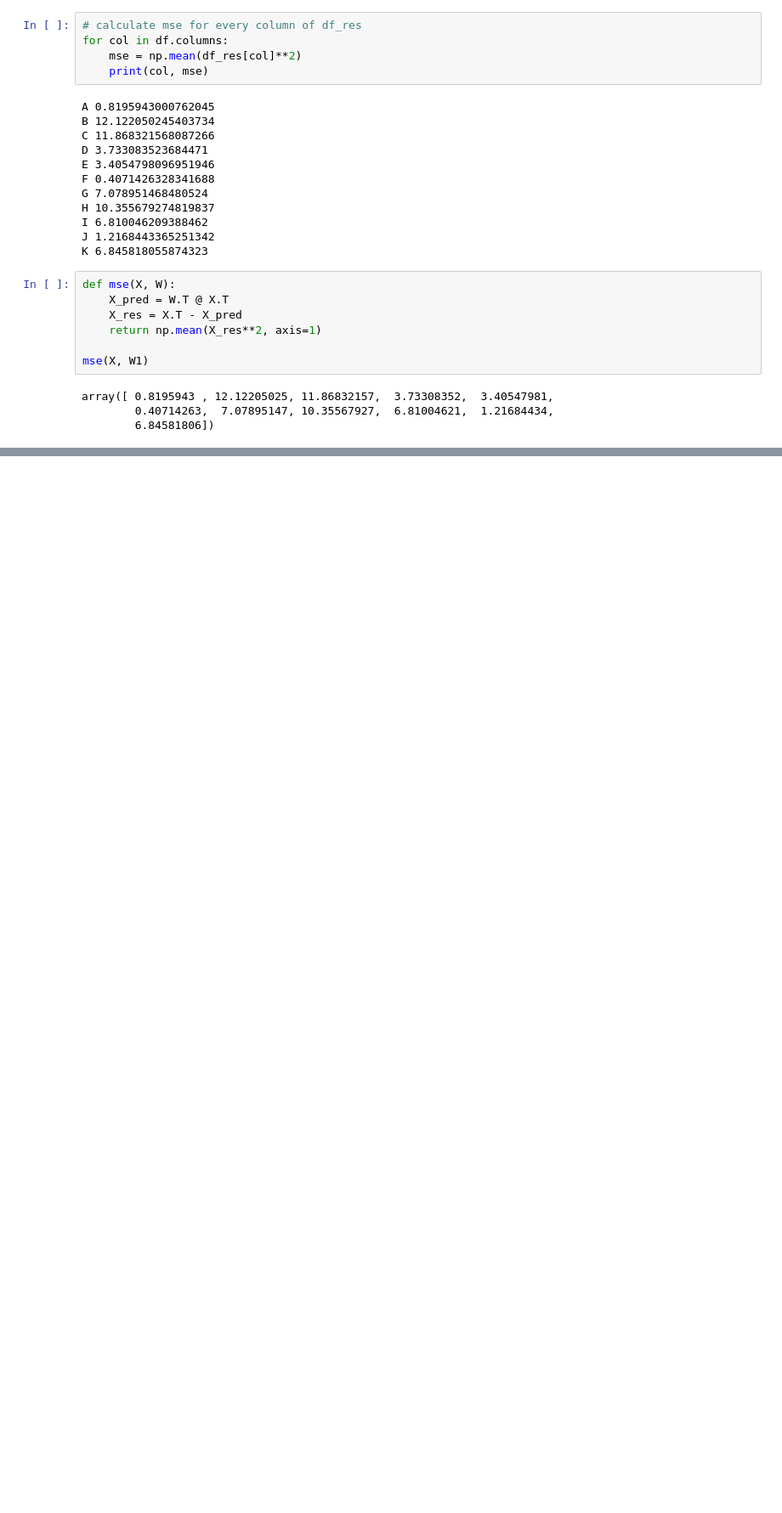
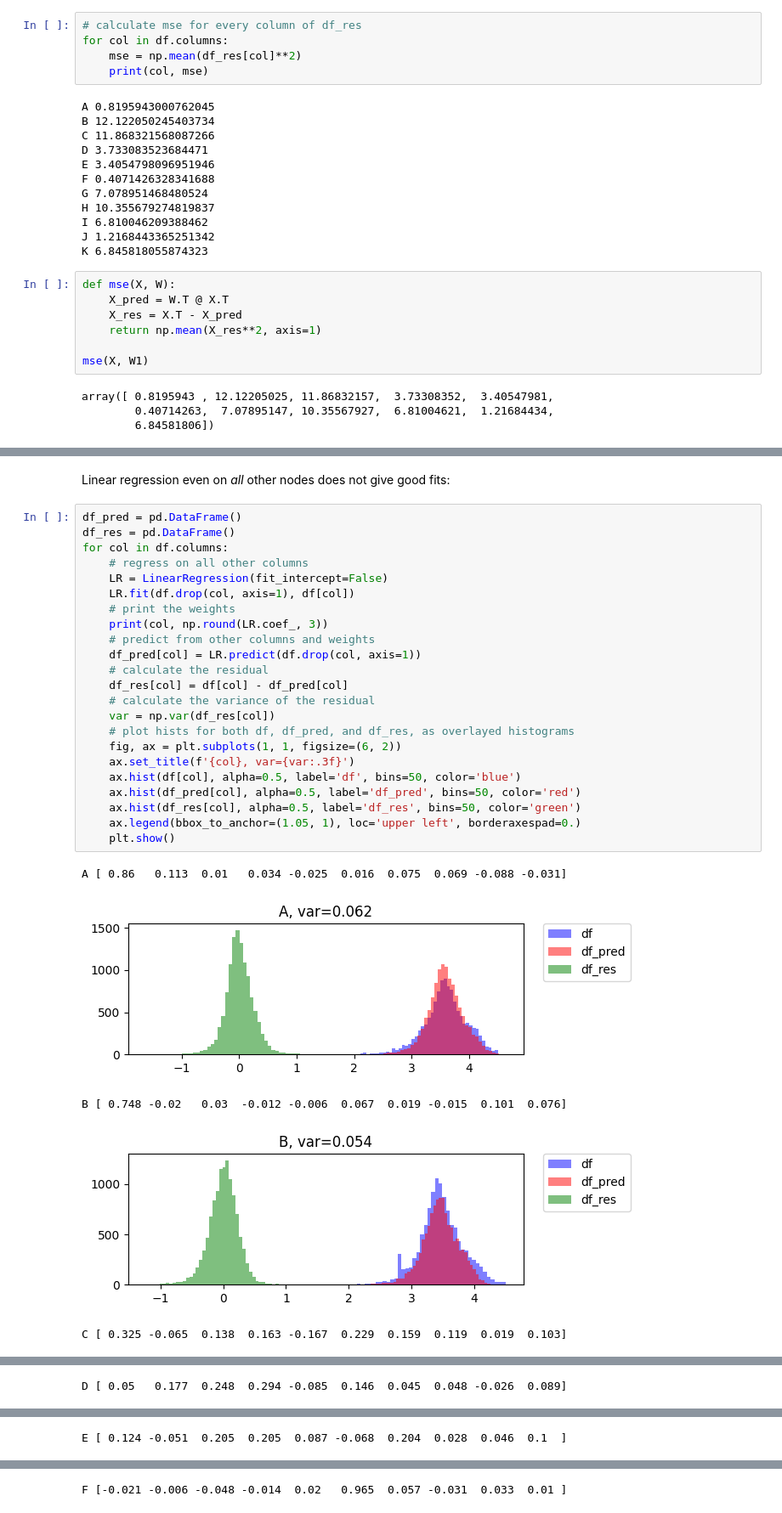
Before and after one commit to Zianor/computational-statistics-1, a Jupyter notebook: assignment01.ipynb, the cells around one changed output, grey strips where cells are left out. Shown: that part at 85% size. Drawn from its saved outputs; the diff is of its cells as text; blank space fills up the shorter version.

```diff
--- a/assignment01.ipynb
+++ b/assignment01.ipynb
@@ -188,0 +174,31 @@ array([ 0.8195943 , 12.12205025, 11.86832157,  3.73308352,  3.40547981,
+# %% [markdown]
+Linear regression even on _all_ other nodes does not give good fits:
+# %%
+df_pred = pd.DataFrame()
+df_res = pd.DataFrame()
+for col in df.columns:
+    # regress on all other columns
+    LR = LinearRegression(fit_intercept=False)
+    LR.fit(df.drop(col, axis=1), df[col])
+    # print the weights
+    print(col, np.round(LR.coef_, 3))
+    # predict from other columns and weights
+    df_pred[col] = LR.predict(df.drop(col, axis=1))
+    # calculate the residual
+    df_res[col] = df[col] - df_pred[col]
+    # calculate the variance of the residual
+    var = np.var(df_res[col])
+    # plot hists for both df, df_pred, and df_res, as overlayed histograms
+    fig, ax = plt.subplots(1, 1, figsize=(6, 2))
+    ax.set_title(f'{col}, var={var:.3f}')
+    ax.hist(df[col], alpha=0.5, label='df', bins=50, color='blue')
+    ax.hist(df_pred[col], alpha=0.5, label='df_pred', bins=50, color='red')
+    ax.hist(df_res[col], alpha=0.5, label='df_res', bins=50, color='green')
+    ax.legend(bbox_to_anchor=(1.05, 1), loc='upper left', borderaxespad=0.)
+    plt.show()
+# %% [output]
+A [ 0.86   0.113  0.01   0.034 -0.025  0.016  0.075  0.069 -0.088 -0.031]
+[figure, added]
+B [ 0.748 -0.02   0.03  -0.012 -0.006  0.067  0.019 -0.015  0.101  0.076]
+[figure, added]
+C [ 0.325 -0.065  0.138  0.163 -0.167  0.229  0.159  0.119  0.019  0.103]
@@ -188,0 +206 @@ array([ 0.8195943 , 12.12205025, 11.86832157,  3.73308352,  3.40547981,
+D [ 0.05   0.177  0.248  0.294 -0.085  0.146  0.045  0.048 -0.026  0.089]
@@ -188,0 +208 @@ array([ 0.8195943 , 12.12205025, 11.86832157,  3.73308352,  3.40547981,
+E [ 0.124 -0.051  0.205  0.205  0.087 -0.068  0.204  0.028  0.046  0.1  ]
@@ -188,0 +210 @@ array([ 0.8195943 , 12.12205025, 11.86832157,  3.73308352,  3.40547981,
+F [-0.021 -0.006 -0.048 -0.014  0.02   0.965  0.057 -0.031  0.033  0.01 ]
```
Also changed, not shown: parts of 13 cells of this notebook.
